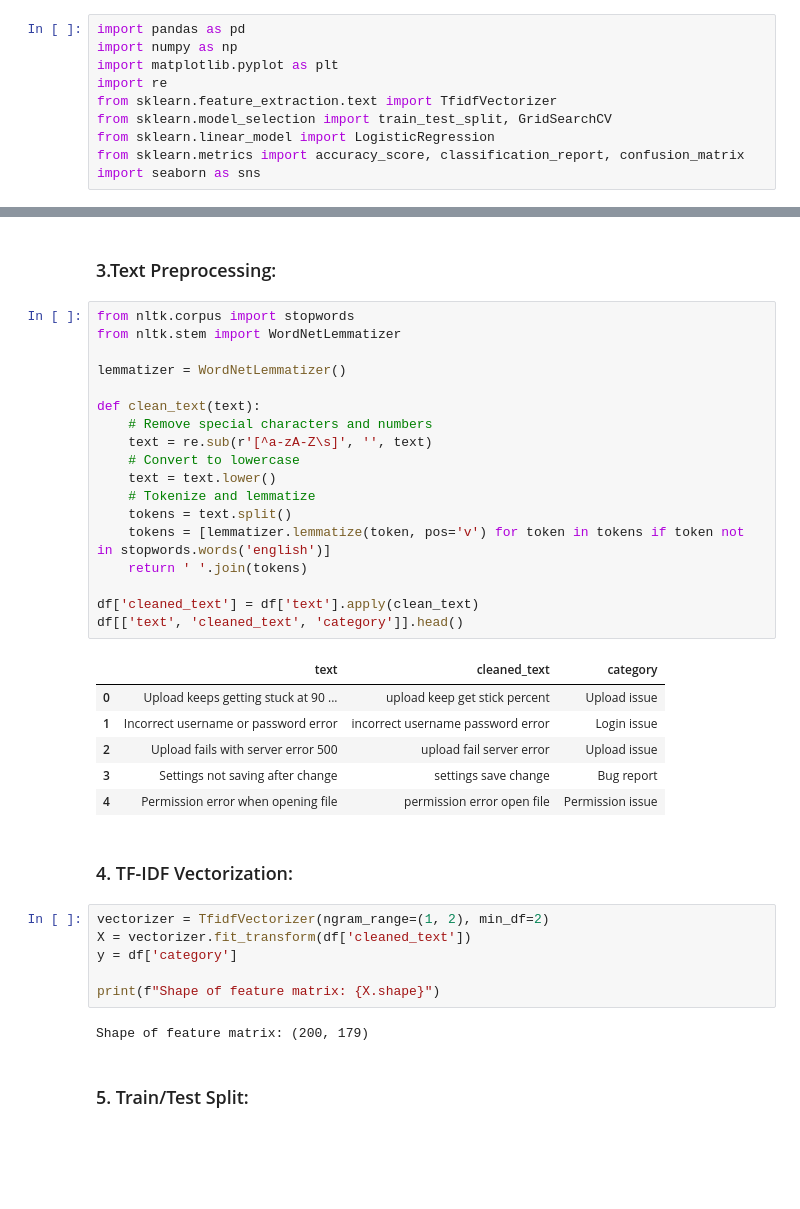
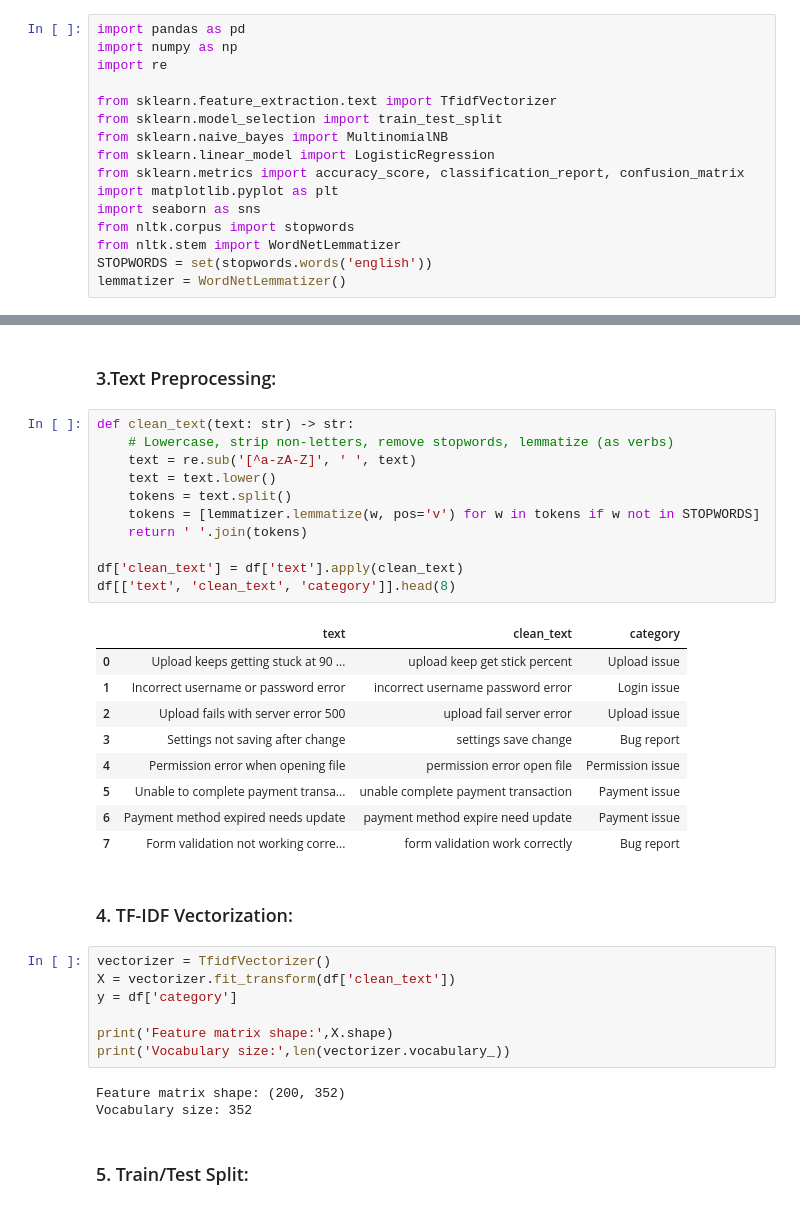
Before and after one commit to dinakaranthiru/AI-Engineer-12-Weeks, a Jupyter notebook: Week9_Task/Model_Optimization.ipynb, the cells around one changed output, grey strips where cells are left out. Cells and saved outputs as stored; diff of their text form; blank space fills up the shorter version.

Commit message:
Refactor Model Optimization notebook: Clean up code, update execution counts, and enhance dataset output display

```diff
--- a/Week9_Task/Model_Optimization.ipynb
+++ b/Week9_Task/Model_Optimization.ipynb
@@ -28,13 +27,19 @@ Improve model performance using:
 # %%
 import pandas as pd
 import numpy as np
-import matplotlib.pyplot as plt
 import re
+
 from sklearn.feature_extraction.text import TfidfVectorizer
-from sklearn.model_selection import train_test_split, GridSearchCV
+from sklearn.model_selection import train_test_split
+from sklearn.naive_bayes import MultinomialNB
 from sklearn.linear_model import LogisticRegression
 from sklearn.metrics import accuracy_score, classification_report, confusion_matrix
+import matplotlib.pyplot as plt
 import seaborn as sns
+from nltk.corpus import stopwords
+from nltk.stem import WordNetLemmatizer
+STOPWORDS = set(stopwords.words('english'))
+lemmatizer = WordNetLemmatizer()
 # %% [markdown]
 ### 2. Loading The Dataset:
 # %%
@@ -58,40 +68,38 @@ Name: count, dtype: int64
 # %% [markdown]
 ### 3.Text Preprocessing:
 # %%
-from nltk.corpus import stopwords
-from nltk.stem import WordNetLemmatizer
-
-lemmatizer = WordNetLemmatizer()
-
-def clean_text(text):
-    # Remove special characters and numbers
-    text = re.sub(r'[^a-zA-Z\s]', '', text)
-    # Convert to lowercase
+def clean_text(text: str) -> str:
+    # Lowercase, strip non-letters, remove stopwords, lemmatize (as verbs)
+    text = re.sub('[^a-zA-Z]', ' ', text)
     text = text.lower()
-    # Tokenize and lemmatize
     tokens = text.split()
-    tokens = [lemmatizer.lemmatize(token, pos='v') for token in tokens if token not in stopwords.words('english')]
+    tokens = [lemmatizer.lemmatize(w, pos='v') for w in tokens if w not in STOPWORDS]
     return ' '.join(tokens)
 
-df['cleaned_text'] = df['text'].apply(clean_text)
-df[['text', 'cleaned_text', 'category']].head()
+df['clean_text'] = df['text'].apply(clean_text)
+df[['text', 'clean_text', 'category']].head(8)
 # %% [output]
-|  | text | cleaned_text | category |
+|  | text | clean_text | category |
 | 0 | Upload keeps getting stuck at 90 ... | upload keep get stick percent | Upload issue |
 | 1 | Incorrect username or password error | incorrect username password error | Login issue |
 | 2 | Upload fails with server error 500 | upload fail server error | Upload issue |
 | 3 | Settings not saving after change | settings save change | Bug report |
 | 4 | Permission error when opening file | permission error open file | Permission issue |
+| 5 | Unable to complete payment transa... | unable complete payment transaction | Payment issue |
+| 6 | Payment method expired needs update | payment method expire need update | Payment issue |
+| 7 | Form validation not working corre... | form validation work correctly | Bug report |
 # %% [markdown]
 ### 4. TF-IDF Vectorization:
 # %%
-vectorizer = TfidfVectorizer(ngram_range=(1, 2), min_df=2)
-X = vectorizer.fit_transform(df['cleaned_text'])
+vectorizer = TfidfVectorizer()
+X = vectorizer.fit_transform(df['clean_text'])
 y = df['category']
 
-print(f"Shape of feature matrix: {X.shape}")
+print('Feature matrix shape:',X.shape)
+print('Vocabulary size:',len(vectorizer.vocabulary_))
 # %% [output]
-Shape of feature matrix: (200, 179)
+Feature matrix shape: (200, 352)
+Vocabulary size: 352
 # %% [markdown]
 ### 5. Train/Test Split:
 # %%
```
Also changed, not shown: parts of 6 cells of this notebook.
